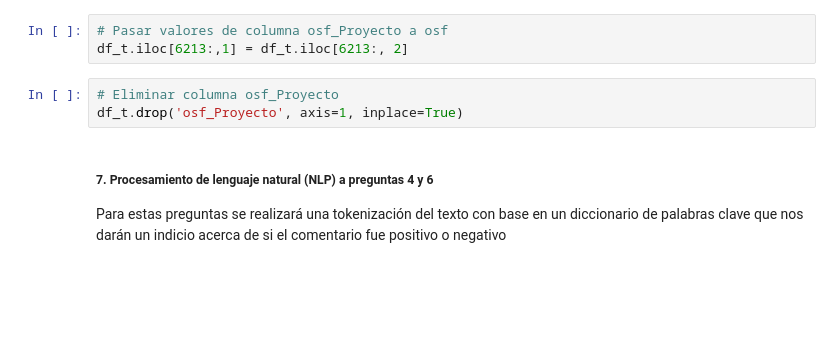
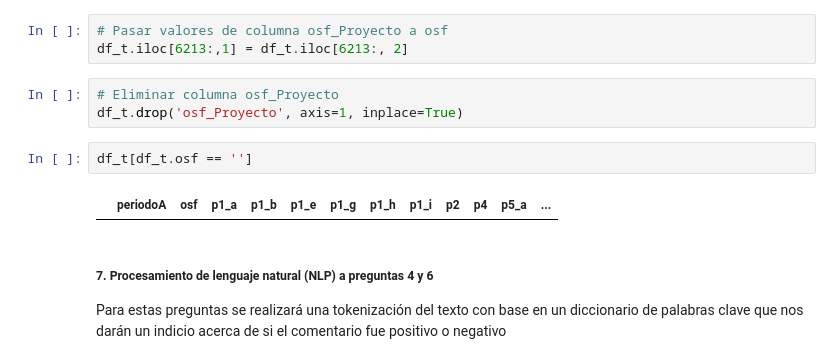
Before and after one commit to EstebanPerez25/ACD-Modelo_predictivo_de_satisfacion, a Jupyter notebook: Modelo_predictivo_de_satisfacción.ipynb, the cells around one changed output. Cells and saved outputs as stored; diff of their text form; blank space fills up the shorter version.

```diff
--- a/Modelo_predictivo_de_satisfacción.ipynb
+++ b/Modelo_predictivo_de_satisfacción.ipynb
@@ -707,6 +727,10 @@ df_t.iloc[6213:,1] = df_t.iloc[6213:, 2]
 # %%
 # Eliminar columna osf_Proyecto
 df_t.drop('osf_Proyecto', axis=1, inplace=True)
+# %%
+df_t[df_t.osf == '']
+# %% [output]
+|  | periodoA | osf | p1_a | p1_b | p1_e | p1_g | p1_h | p1_i | p2 | p4 | p5_a | ... |
 # %% [markdown]
 ##### 7. Procesamiento de lenguaje natural (NLP) a preguntas 4 y 6
 
```
Also changed, not shown: parts of 18 cells of this notebook.
